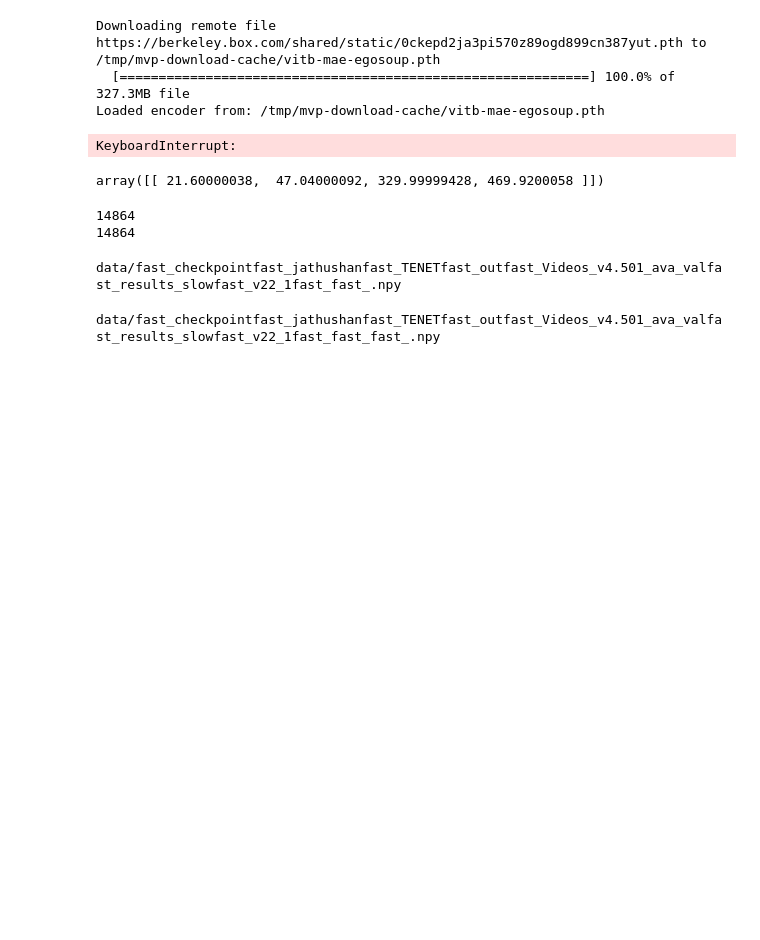
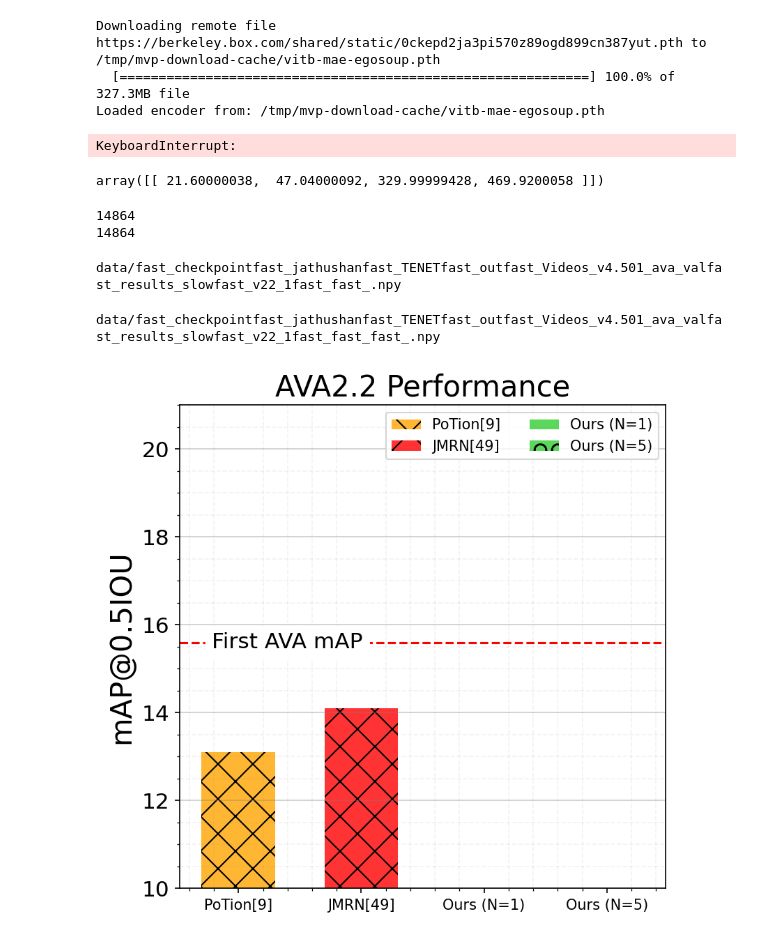
Before and after one commit to brjathu/BERT_person_V2, a Jupyter notebook: _BERT_person.ipynb, the cells around one changed output. Cells and saved outputs as stored; diff of their text form; code cells hidden in the pictures; blank space fills up the shorter version.

```diff
--- a/_BERT_person.ipynb
+++ b/_BERT_person.ipynb
@@ -1575,3 +1561,48 @@ print(path_npy)
 np.save(path_npy, np.unique(good_videos))
 # %% [output]
 data/fast_checkpointfast_jathushanfast_TENETfast_outfast_Videos_v4.501_ava_valfast_results_slowfast_v22_1fast_fast_fast_.npy
+# %%
+
+import joblib
+import numpy as np
+import os
+import matplotlib.pyplot as plt
+import matplotlib.lines as mlines
+import matplotlib.patches as mpatches
+import csv
+
+color_ours = "limegreen"
+color_ours_x = "limegreen"
+color_base = "skyblue"
+
+results_dict = {
+    "PoTion[9]"     : [13.1, "orange", "x"],
+    "JMRN[49]"      : [14.1, "red", "x"],
+    "Ours (N=1)"    : [0, "limegreen", "."],
+    # "Ours (N=1)"    : [16.7, "limegreen", "."],
+    "Ours (N=5)"    : [0, "limegreen", "O"],
+    # "Ours (N=5)"    : [18.3, "limegreen", "O"],
+}
+
+plt.figure(figsize=(6,6), dpi=150)
+
+for i_, key_ in enumerate(results_dict.keys()):
+    plt.bar(key_, results_dict[key_][0],  color=results_dict[key_][1], alpha=0.8, align='center', hatch=results_dict[key_][2], width=0.6, label=key_)
+
+# plt.xticks(rotation = 0, fontsize=10, rotation_mode='anchor', ha='right')
+plt.grid(visible=True, which='major', color='gray', linestyle='-', alpha=0.4)
+plt.grid(visible=True, which='minor', color='gray', linestyle='--', alpha=0.1)
+plt.gca().xaxis.grid(False)
+plt.ylim(10,21)
+# show legend
+plt.legend(fontsize=10, loc='upper right', ncol=2)
+plt.minorticks_on()
+plt.axhline(y=15.6, color='r', linestyle='--', alpha=1)
+plt.text(0.4, 15.6, 'First AVA mAP', fontsize=15, va='center', ha='center', backgroundcolor='w')
+
+plt.title('AVA2.2 Performance', fontsize=20)
+plt.ylabel('mAP@0.5IOU', fontsize=20)
+plt.yticks(fontsize=15)
+plt.show()
+# %% [output]
+[figure, added]
```
Also changed, not shown: parts of 6 cells of this notebook, 4 other files.
